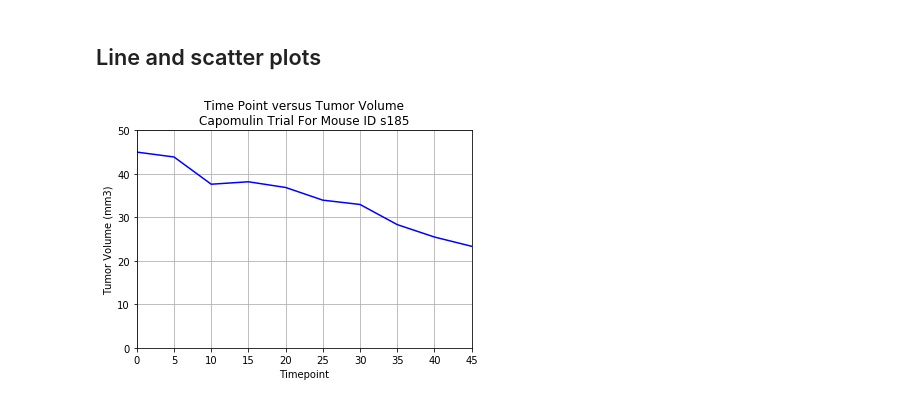
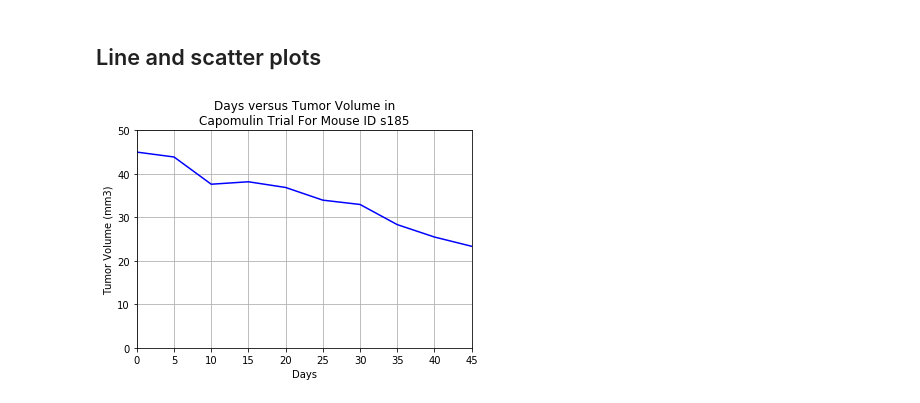
Before and after one commit to tomtav/matplotlib-challenge, a Jupyter notebook: main.ipynb, the cells around one changed output. Cells and saved outputs as stored; diff of their text form; code cells hidden in the pictures.

```diff
--- a/main.ipynb
+++ b/main.ipynb
@@ -245,27 +291,27 @@ plt.show()
 # %%
 # Generate a line plot of time point versus tumor volume for a mouse treated with Capomulin
 
 # condition 1: where `Drug Regimen` is `Capomulin`
 cond1 = (study['Drug Regimen'] == 'Capomulin')
 
 # condition 2: where `Mouse ID` is `s185`
 cond2 = (study['Mouse ID'] == 's185')
 
 # combine conditions with AND
 conds = (cond1 & cond2)
 
 # create new dataframe matching conditions
 mouse_df = study[conds].set_index('Mouse ID')
+
+# generate a line plot for `Mouse ID` is `s185`
+mouse_df.plot(kind='line',x='Timepoint',y='Tumor Volume (mm3)',title='Days versus Tumor Volume in\nCapomulin Trial For Mouse ID s185', legend=False, grid=True, ylim=(0,50), xlim=(0,45), color='blue')
+
+# set axis labels
+plt.ylabel('Tumor Volume (mm3)')
+plt.xlabel('Days')
+
+# show plot
+plt.show()
+# %% [output]
+[figure, added]
-# %%
-# generate a line plot for `Mouse ID` is `s185`
-mouse_df.plot(kind='line',x='Timepoint',y='Tumor Volume (mm3)',title='Time Point versus Tumor Volume\nCapomulin Trial For Mouse ID s185', legend=False, grid=True, ylim=(0,50), xlim=(0,45), color='blue')
-
-# set axis labels
-plt.ylabel('Tumor Volume (mm3)')
-plt.xlabel('Timepoint')
-
-# show plot
-plt.show()
-# %% [output]
-[figure, removed]
 # %%
```
Also changed, not shown: parts of 20 cells of this notebook.
